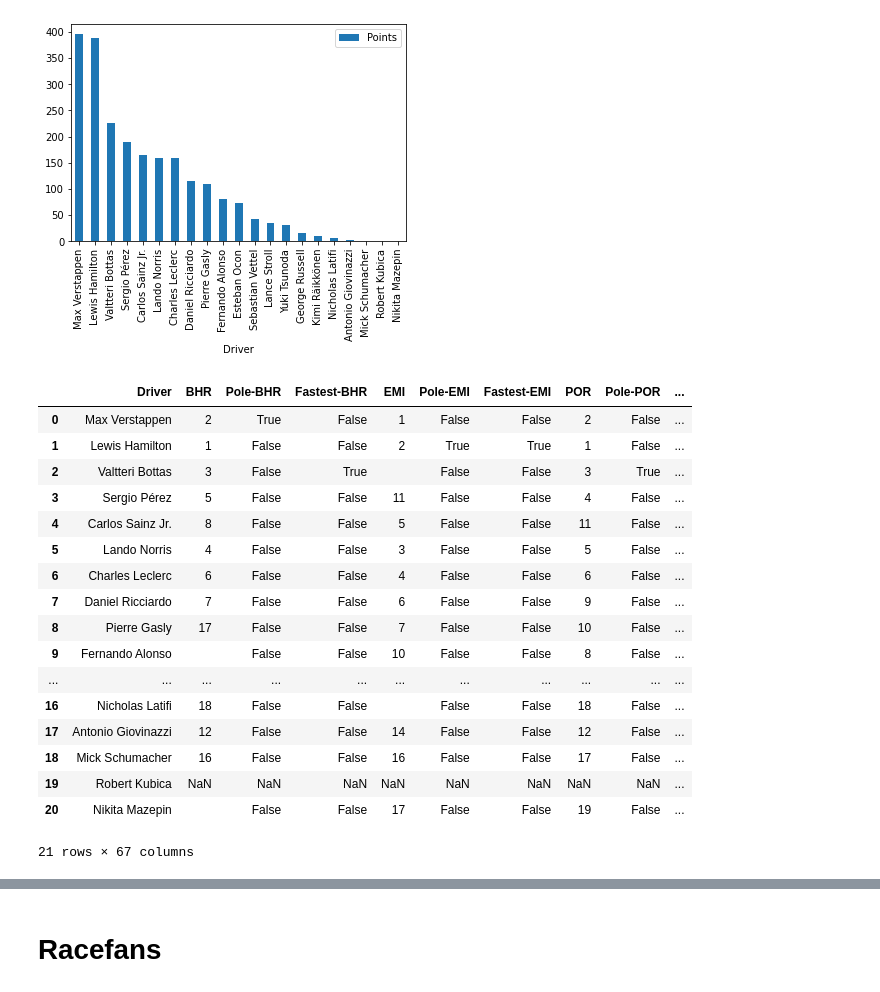
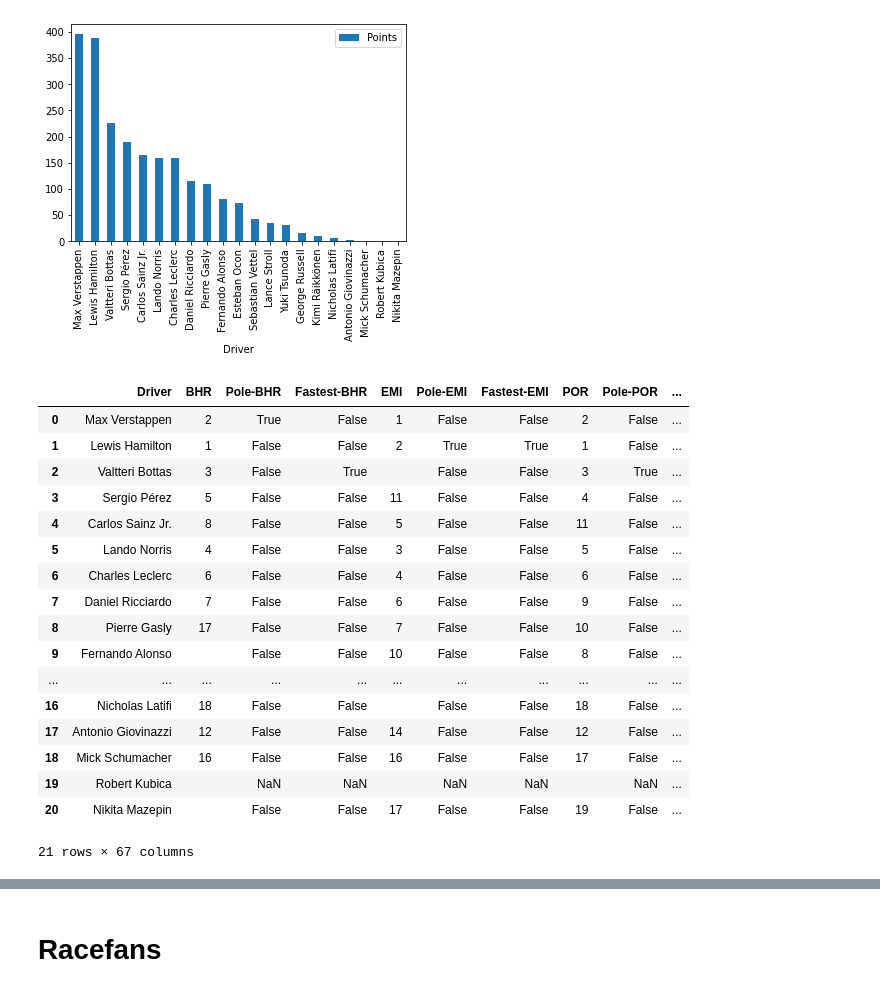
Before and after one commit to alanjones2/Alan-Jones-article-code, a Jupyter notebook: Wikitable/wikitable2.ipynb, the cells around one changed output, grey strips where cells are left out. Saved outputs shown, nothing was run; the diff lists cells and outputs as text; code cells hidden in the pictures.

```diff
--- a/Wikitable/wikitable2.ipynb
+++ b/Wikitable/wikitable2.ipynb
@@ -79,35 +79,35 @@ races = df2.columns[2:-1]
 import numpy as np
 df3 = pd.DataFrame()
 df3['Driver'] = df2['Driver']
 for r in races:
     df3[r] = df2[r].replace('P','', regex=True)     # copy race columns but remove the P for pole
     df3[f'Pole-{r}'] = df2[r].str.contains('P')     # record pole in a new column
     df3[r] = df3[r].replace('F','', regex=True)     # also remove the F for fastest
     df3[f'Fastest-{r}'] = df2[r].str.contains('F')  # and record the fastest in a new column
     df3[r] = df3[r].replace('Ret','', regex=True)   # remove Ret for retired
     df3[r] = df3[r].replace('DNS','', regex=True)   # remove DNS
     df3[r] = df3[r].replace('WD','', regex=True)    # remove WD
-    #df3[r] = df3[r].replace(np.nan, '', regex=True) # replace NaN with blank for consistency
+    df3[r] = df3[r].replace(np.nan, '', regex=True) # replace NaN with blank for consistency
 
 #
 df3
 # %% [output]
 |  | Driver | BHR | Pole-BHR | Fastest-BHR | EMI | Pole-EMI | Fastest-EMI | POR | Pole-POR | ... |
 | 0 | Max Verstappen | 2 | True | False | 1 | False | False | 2 | False | ... |
 | 1 | Lewis Hamilton | 1 | False | False | 2 | True | True | 1 | False | ... |
 | 2 | Valtteri Bottas | 3 | False | True |  | False | False | 3 | True | ... |
 | 3 | Sergio Pérez | 5 | False | False | 11 | False | False | 4 | False | ... |
 | 4 | Carlos Sainz Jr. | 8 | False | False | 5 | False | False | 11 | False | ... |
 | 5 | Lando Norris | 4 | False | False | 3 | False | False | 5 | False | ... |
 | 6 | Charles Leclerc | 6 | False | False | 4 | False | False | 6 | False | ... |
 | 7 | Daniel Ricciardo | 7 | False | False | 6 | False | False | 9 | False | ... |
 | 8 | Pierre Gasly | 17 | False | False | 7 | False | False | 10 | False | ... |
 | 9 | Fernando Alonso |  | False | False | 10 | False | False | 8 | False | ... |
 | ... | ... | ... | ... | ... | ... | ... | ... | ... | ... | ... |
 | 16 | Nicholas Latifi | 18 | False | False |  | False | False | 18 | False | ... |
 | 17 | Antonio Giovinazzi | 12 | False | False | 14 | False | False | 12 | False | ... |
 | 18 | Mick Schumacher | 16 | False | False | 16 | False | False | 17 | False | ... |
-| 19 | Robert Kubica | NaN | NaN | NaN | NaN | NaN | NaN | NaN | NaN | ... |
+| 19 | Robert Kubica |  | NaN | NaN |  | NaN | NaN |  | NaN | ... |
 | 20 | Nikita Mazepin |  | False | False | 17 | False | False | 19 | False | ... |
 21 rows × 67 columns
 # %%
```
Also changed, not shown: parts of 2 cells of this notebook, 3 other files.
